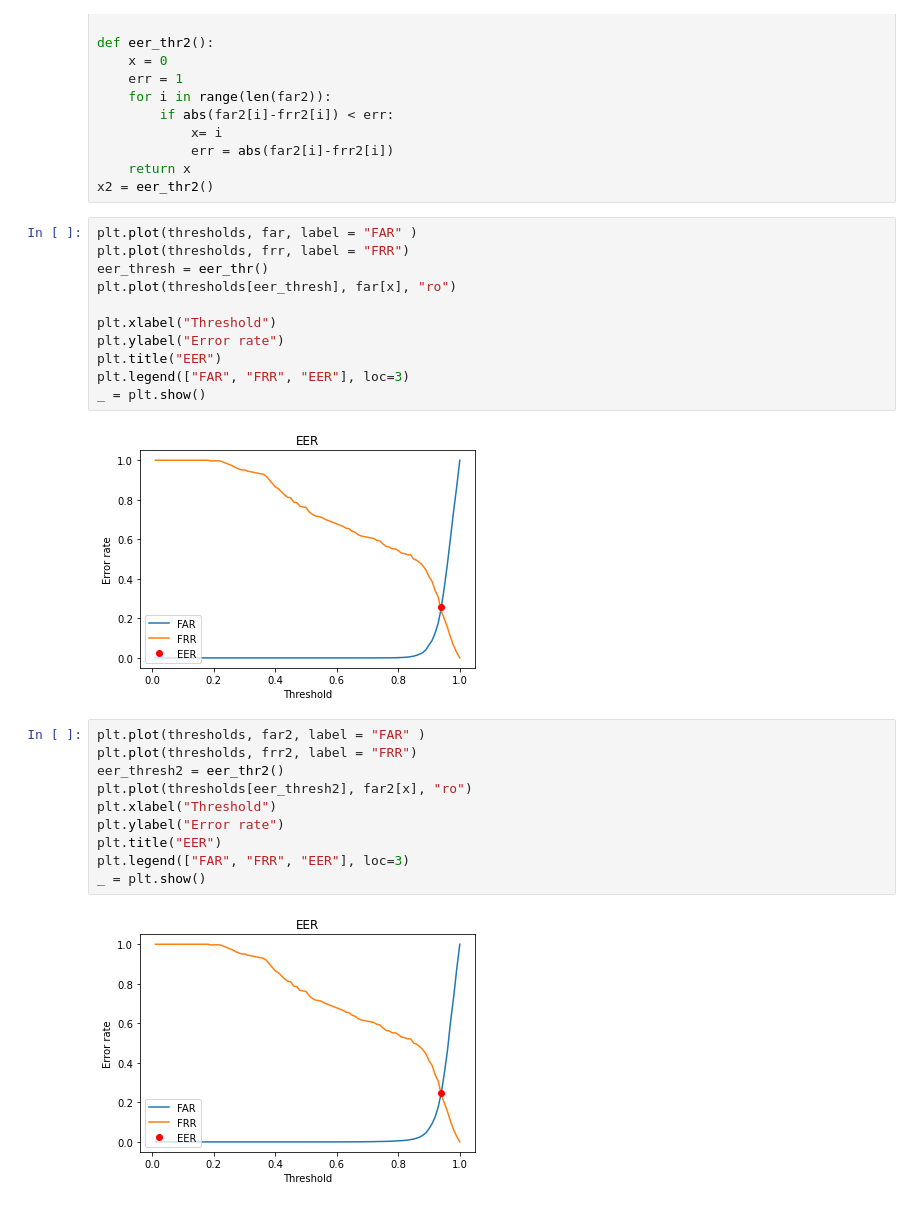
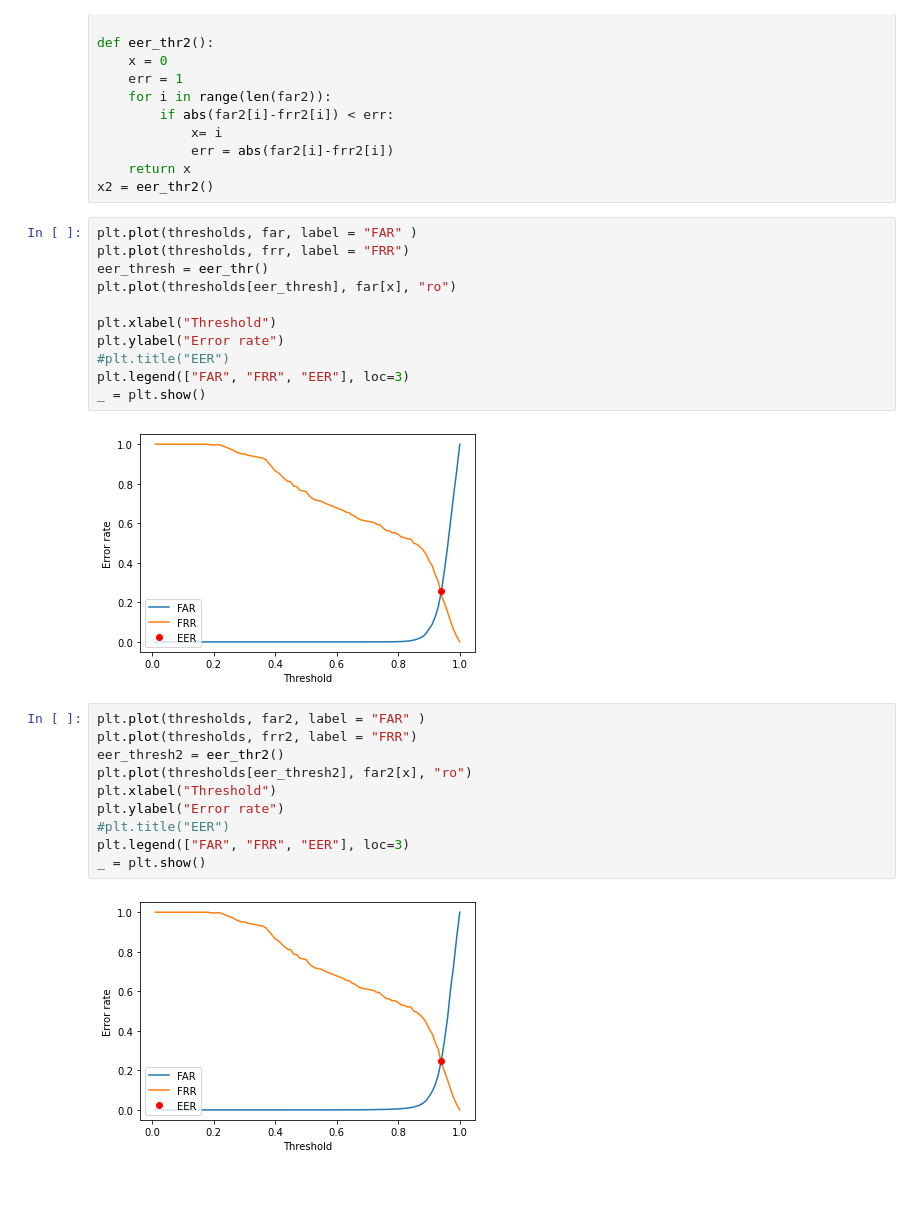
Before and after one commit to LeonardoEmili/ear-recognizer-android, a Jupyter notebook: report/evaluation/charts.ipynb, the cells around one changed output. Cells and saved outputs as stored; diff of their text form.

```diff
--- a/report/evaluation/charts.ipynb
+++ b/report/evaluation/charts.ipynb
@@ -73,16 +72,16 @@ x2 = eer_thr2()
 # %%
 plt.plot(thresholds, far, label = "FAR" )
 plt.plot(thresholds, frr, label = "FRR")
 eer_thresh = eer_thr()
 plt.plot(thresholds[eer_thresh], far[x], "ro")
 
 plt.xlabel("Threshold")
 plt.ylabel("Error rate")
-plt.title("EER")
+#plt.title("EER")
 plt.legend(["FAR", "FRR", "EER"], loc=3)
 _ = plt.show()
 # %% [output]
-[figure, old version]
+[figure, new version]
 # %%
 plt.plot(thresholds, far2, label = "FAR" )
 plt.plot(thresholds, frr2, label = "FRR")
@@ -90,8 +89,8 @@ eer_thresh2 = eer_thr2()
 plt.plot(thresholds[eer_thresh2], far2[x], "ro")
 plt.xlabel("Threshold")
 plt.ylabel("Error rate")
-plt.title("EER")
+#plt.title("EER")
 plt.legend(["FAR", "FRR", "EER"], loc=3)
 _ = plt.show()
 # %% [output]
-[figure, old version]
+[figure, new version]
```
Also changed, not shown: parts of 2 cells of this notebook, 7 other files.
